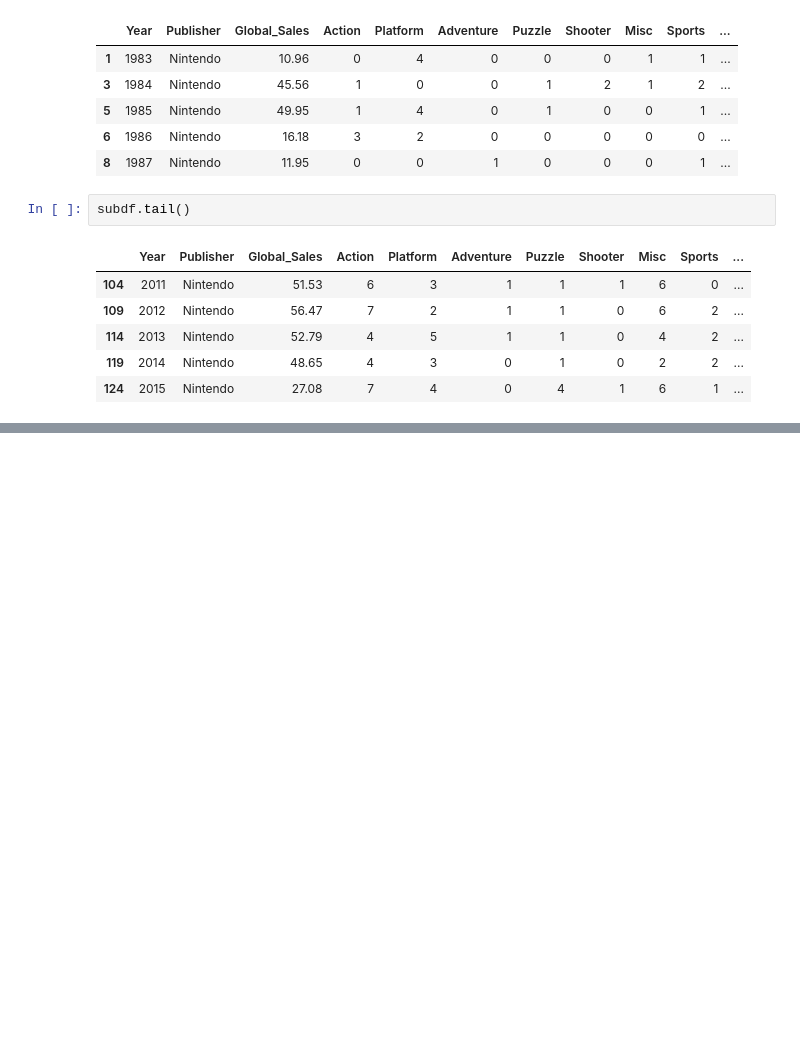
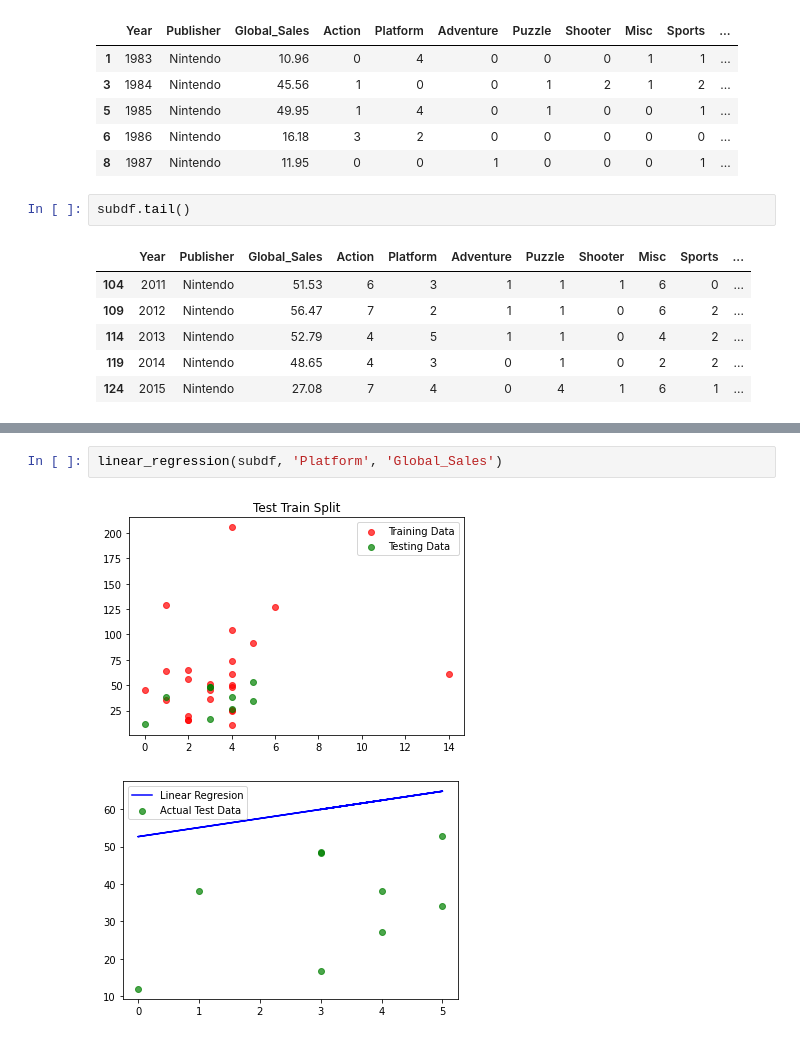
Before and after one commit to bcalvario/PruebaMachineLearning, a Jupyter notebook: Ejercicio1.ipynb, the cells around one changed output, grey strips where cells are left out. Drawn from its saved outputs; the diff is of its cells as text; blank space fills up the shorter version.

```diff
--- a/Ejercicio1.ipynb
+++ b/Ejercicio1.ipynb
@@ -45,0 +85,5 @@ subdf.tail()
+# %%
+linear_regression(subdf, 'Platform', 'Global_Sales')
+# %% [output]
+[figure, added]
+[figure, added]
```
Also changed, not shown: parts of 25 cells of this notebook.
